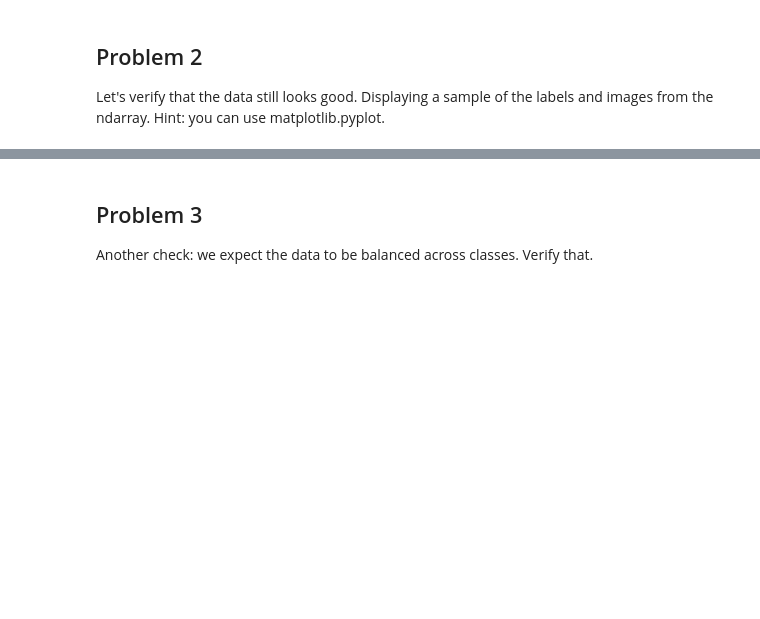
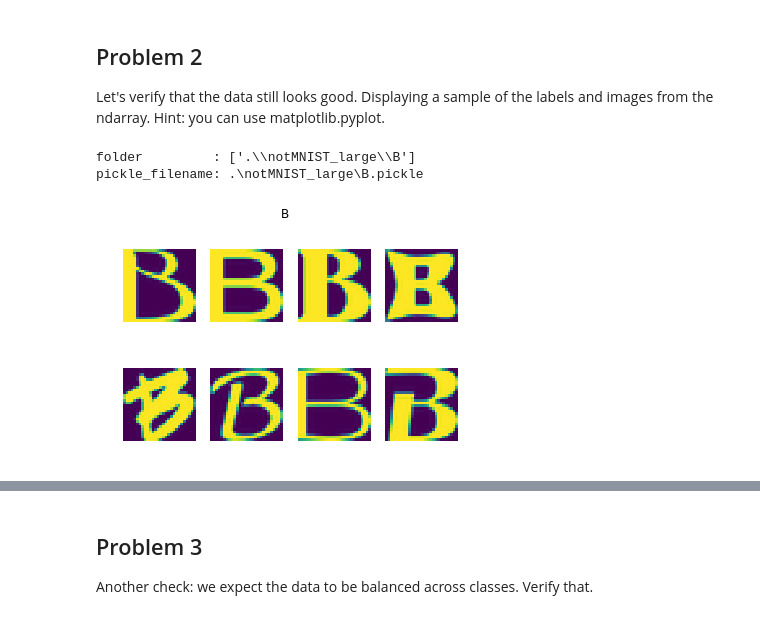
Before and after one commit to patadadeburro/deep_learning_uda730, a Jupyter notebook: assignement_1.ipynb, the cells around one changed output, grey strips where cells are left out. Cells and saved outputs as stored; diff of their text form; code cells hidden in the pictures; blank space fills up the shorter version.

```diff
--- a/assignement_1.ipynb
+++ b/assignement_1.ipynb
@@ -374,3 +373,41 @@ test_datasets = maybe_pickle(test_folders, 1800)
 # %% [markdown]
 ## Problem 2
 Let's verify that the data still looks good. Displaying a sample of the labels and images from the ndarray. Hint: you can use matplotlib.pyplot.
+# %%
+import random
+import hashlib
+%matplotlib inline
+
+def disp_8_img(imgs, titles):
+  """Display subplot with 8 images or less"""
+  for i, img in enumerate(imgs):
+    plt.subplot(2, 4, i+1)
+    plt.title(titles[i])
+    plt.axis('off')
+    plt.imshow(img)
+
+def disp_sample_pickles(data_folders):
+  folder = random.sample(data_folders, 1)
+  pickle_filename = ''.join(folder) + '.pickle'
+
+  print( 'folder         : {0}'.format( folder ) )
+  print( 'pickle_filename: {0}'.format( pickle_filename ) )
+
+  try:
+    with open(pickle_filename, 'rb') as f:
+      dataset = pickle.load(f)
+  except Exception as e:
+    print('Unable to read data from', pickle_filename, ':', e)
+    return
+  # display
+  plt.suptitle(''.join(folder)[-1])
+  for i, img in enumerate(random.sample(list(dataset), 8)):
+    plt.subplot(2, 4, i+1)
+    plt.axis('off')
+    plt.imshow(img)
+# %%
+disp_sample_pickles(train_folders)
+# %% [output]
+folder         : ['.\\notMNIST_large\\B']
+pickle_filename: .\notMNIST_large\B.pickle
+[figure, added]
```
Also changed, not shown: parts of 6 cells of this notebook.
